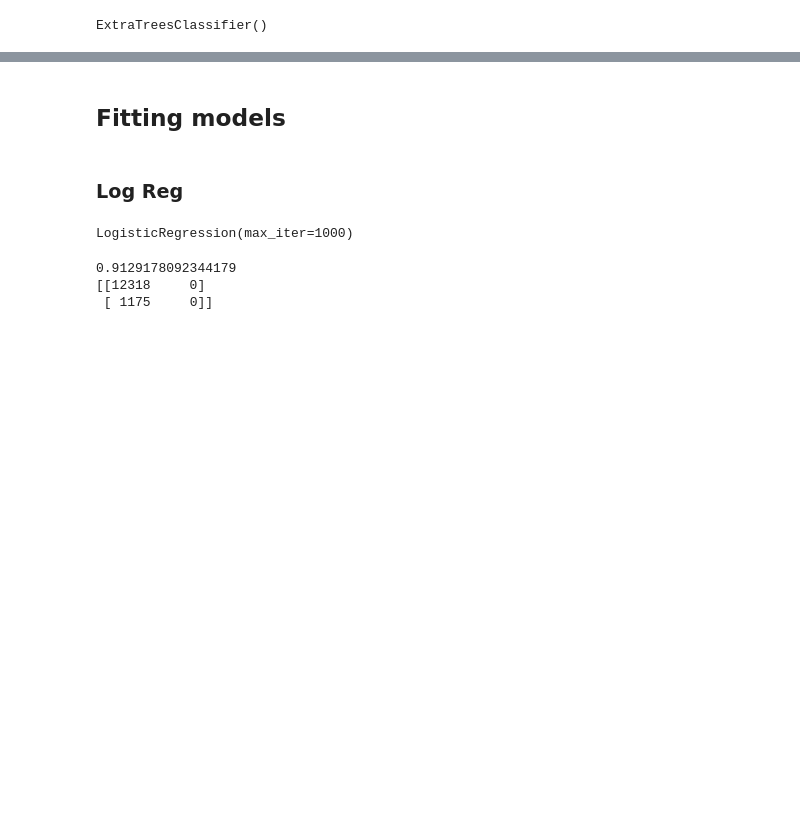
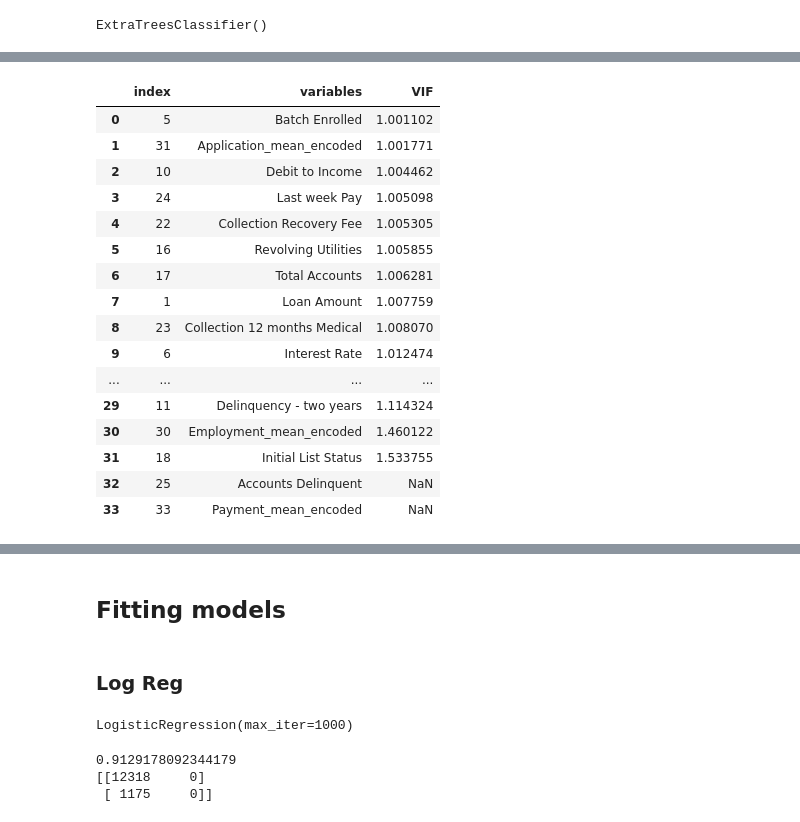
Before and after one commit to akshat9000/load_predictor, a Jupyter notebook: loan_predictor.ipynb, the cells around one changed output, grey strips where cells are left out. Saved outputs shown, nothing was run; the diff lists cells and outputs as text; code cells hidden in the pictures; blank space fills up the shorter version.

Commit message:
processed data for model search

```diff
--- a/loan_predictor.ipynb
+++ b/loan_predictor.ipynb
@@ -429,0 +443,32 @@ Index(['Total Current Balance', 'Total Collection Amount',
+# %%
+def calc_vif(X):
+
+    # Calculating VIF
+    vif = pd.DataFrame()
+    vif["variables"] = X.columns
+    vif["VIF"] = [variance_inflation_factor(X.values, i) for i in range(X.shape[1])]
+
+    return(vif)
+# %%
+X_col = X_train.iloc[:,:]
+X_col = calc_vif(X_col)
+# %%
+X_col.sort_values('VIF', ascending=True).reset_index()
+# %% [output]
+|  | index | variables | VIF |
+| 0 | 5 | Batch Enrolled | 1.001102 |
+| 1 | 31 | Application_mean_encoded | 1.001771 |
+| 2 | 10 | Debit to Income | 1.004462 |
+| 3 | 24 | Last week Pay | 1.005098 |
+| 4 | 22 | Collection Recovery Fee | 1.005305 |
+| 5 | 16 | Revolving Utilities | 1.005855 |
+| 6 | 17 | Total Accounts | 1.006281 |
+| 7 | 1 | Loan Amount | 1.007759 |
+| 8 | 23 | Collection 12 months Medical | 1.008070 |
+| 9 | 6 | Interest Rate | 1.012474 |
+| ... | ... | ... | ... |
+| 29 | 11 | Delinquency - two years | 1.114324 |
+| 30 | 30 | Employment_mean_encoded | 1.460122 |
+| 31 | 18 | Initial List Status | 1.533755 |
+| 32 | 25 | Accounts Delinquent | NaN |
+| 33 | 33 | Payment_mean_encoded | NaN |
```
Also changed, not shown: parts of 18 cells of this notebook, 2 other files.
